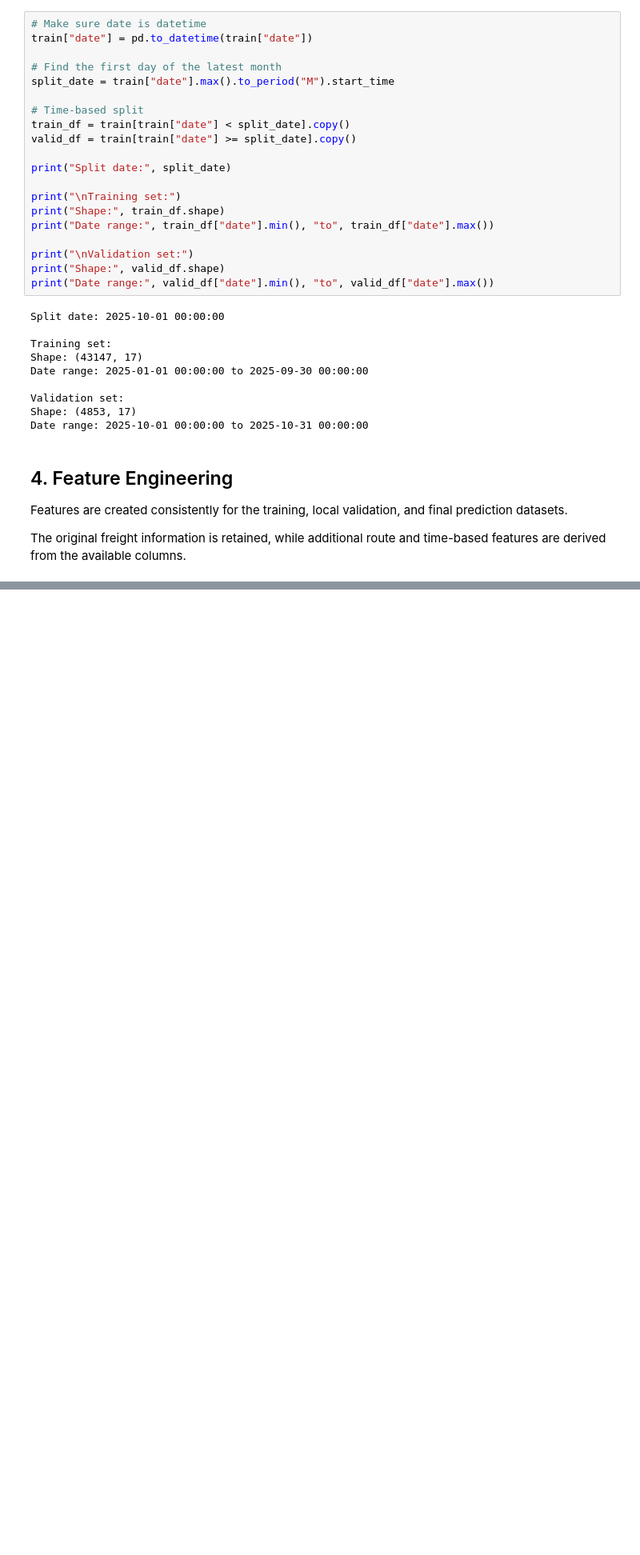
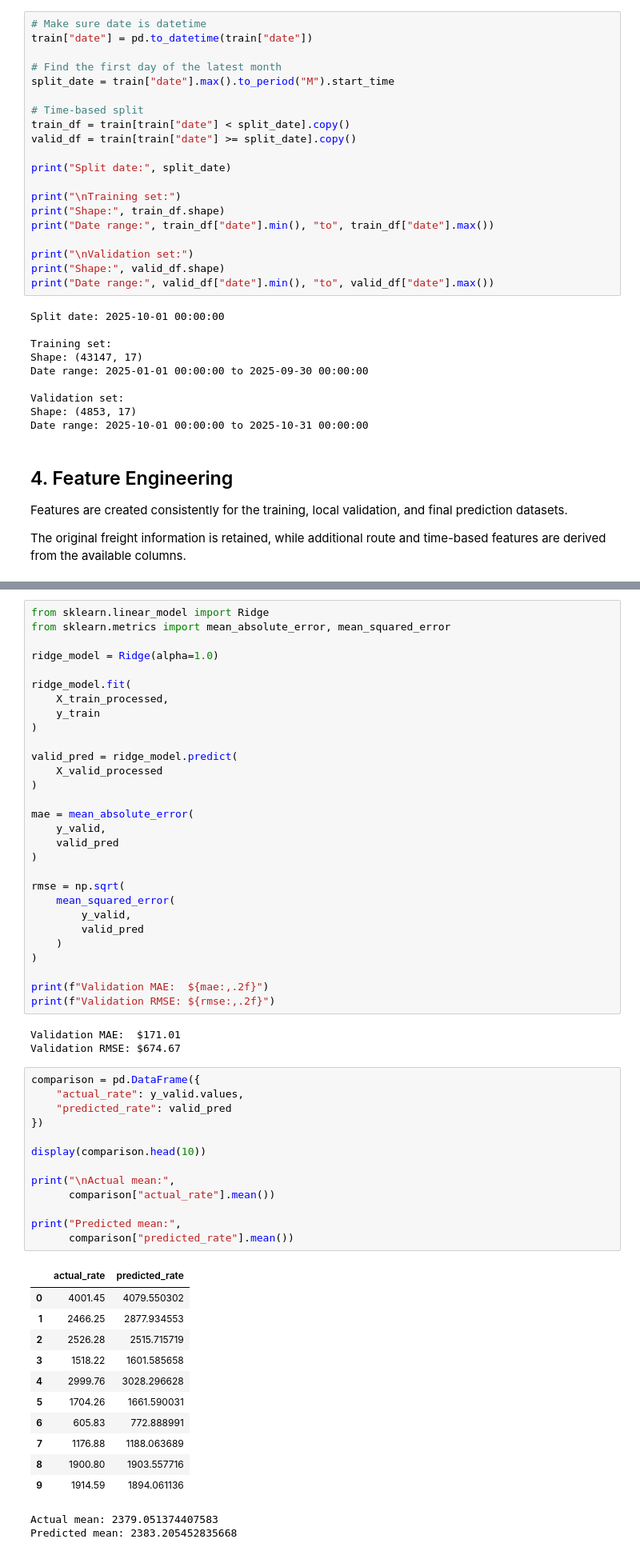
Before and after one commit to Dania-Yasir/freight-rate-prediction, a Jupyter notebook: notebooks/freight_rate_model.ipynb, the cells around one changed output, grey strips where cells are left out. Shown at 80% size. Drawn from its saved outputs; the diff is of its cells as text; blank space fills up the shorter version.

```diff
--- a/notebooks/freight_rate_model.ipynb
+++ b/notebooks/freight_rate_model.ipynb
@@ -189,0 +369,59 @@ The original freight information is retained, while additional route and time-ba
+# %%
+from sklearn.linear_model import Ridge
+from sklearn.metrics import mean_absolute_error, mean_squared_error
+
+ridge_model = Ridge(alpha=1.0)
+
+ridge_model.fit(
+    X_train_processed,
+    y_train
+)
+
+valid_pred = ridge_model.predict(
+    X_valid_processed
+)
+
+mae = mean_absolute_error(
+    y_valid,
+    valid_pred
+)
+
+rmse = np.sqrt(
+    mean_squared_error(
+        y_valid,
+        valid_pred
+    )
+)
+
+print(f"Validation MAE:  ${mae:,.2f}")
+print(f"Validation RMSE: ${rmse:,.2f}")
+# %% [output]
+Validation MAE:  $171.01
+Validation RMSE: $674.67
+# %%
+comparison = pd.DataFrame({
+    "actual_rate": y_valid.values,
+    "predicted_rate": valid_pred
+})
+
+display(comparison.head(10))
+
+print("\nActual mean:",
+      comparison["actual_rate"].mean())
+
+print("Predicted mean:",
+      comparison["predicted_rate"].mean())
+# %% [output]
+|  | actual_rate | predicted_rate |
+| 0 | 4001.45 | 4079.550302 |
+| 1 | 2466.25 | 2877.934553 |
+| 2 | 2526.28 | 2515.715719 |
+| 3 | 1518.22 | 1601.585658 |
+| 4 | 2999.76 | 3028.296628 |
+| 5 | 1704.26 | 1661.590031 |
+| 6 | 605.83 | 772.888991 |
+| 7 | 1176.88 | 1188.063689 |
+| 8 | 1900.80 | 1903.557716 |
+| 9 | 1914.59 | 1894.061136 |
+Actual mean: 2379.051374407583
+Predicted mean: 2383.205452835668
```
Also changed, not shown: parts of 31 cells of this notebook.
